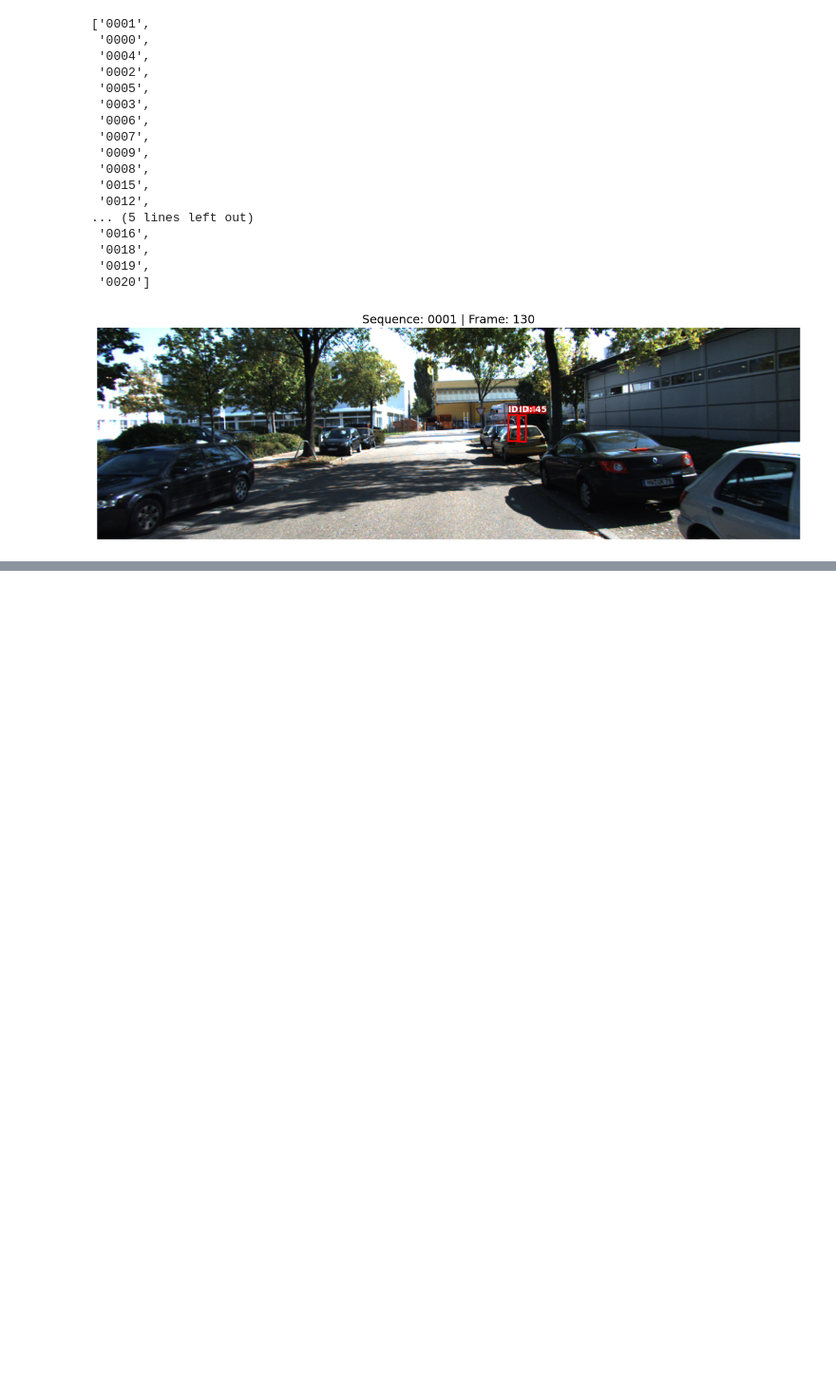
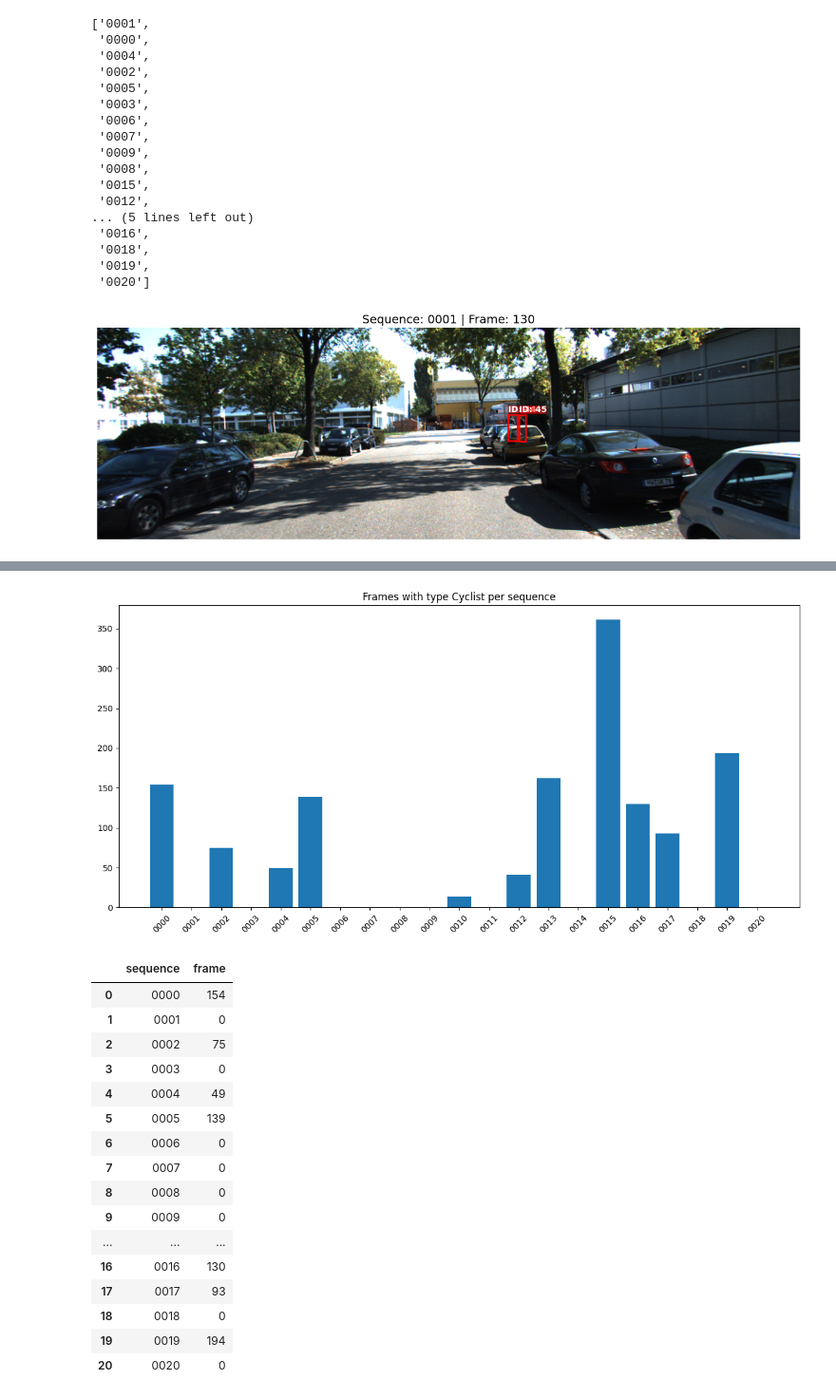
Before and after one commit to ram333n/computer-vision, a Jupyter notebook: computer_vision_lab.ipynb, the cells around one changed output, grey strips where cells are left out. Shown at 95% size. Drawn from its saved outputs; the diff is of its cells as text; code cells hidden in the pictures; blank space fills up the shorter version.

```diff
--- a/computer_vision_lab.ipynb
+++ b/computer_vision_lab.ipynb
@@ -133,16 +157,0 @@ plot_image_frequencies(PATH_TO_TRAIN_IMAGES)
-# %%
-def plot_frame_with_type_frequencies(df, object_type):
-    ped_df = df[df["type"] == object_type]
-
-    all_sequences = sorted(df["sequence"].unique())
-    counts = ped_df.groupby("sequence")["frame"].nunique().reindex(all_sequences, fill_value=0)
-
-
-    plt.figure(figsize=(12, 6))
-    plt.bar(counts.index, counts.values)
-    plt.title(f"Frames with type {object_type} per sequence")
-    plt.xticks(rotation=45)
-    plt.tight_layout()
-    plt.show()
-
-    return counts
@@ -254,0 +232,15 @@ plot_example_pedestrian(df, sequence=images_folders[0], path_to_images=PATH_TO_T
+# %%
+def plot_frame_with_type_frequencies(df, object_type):
+    ped_df = df[df["type"] == object_type]
+
+    all_sequences = sorted(df["sequence"].unique())
+    counts = ped_df.groupby("sequence")["frame"].nunique().reindex(all_sequences, fill_value=0)
+
+    plt.figure(figsize=(12, 6))
+    plt.bar(counts.index, counts.values)
+    plt.title(f"Frames with type {object_type} per sequence")
+    plt.xticks(rotation=45)
+    plt.tight_layout()
+    plt.show()
+
+    return counts.reset_index()
@@ -254,0 +251,21 @@ plot_example_pedestrian(df, sequence=images_folders[0], path_to_images=PATH_TO_T
+# %%
+plot_frame_with_type_frequencies(df, "Cyclist")
+# %% [output]
+[figure, added]
+|  | sequence | frame |
+| 0 | 0000 | 154 |
+| 1 | 0001 | 0 |
+| 2 | 0002 | 75 |
+| 3 | 0003 | 0 |
+| 4 | 0004 | 49 |
+| 5 | 0005 | 139 |
+| 6 | 0006 | 0 |
+| 7 | 0007 | 0 |
+| 8 | 0008 | 0 |
+| 9 | 0009 | 0 |
+| ... | ... | ... |
+| 16 | 0016 | 130 |
+| 17 | 0017 | 93 |
+| 18 | 0018 | 0 |
+| 19 | 0019 | 194 |
+| 20 | 0020 | 0 |
```
Also changed, not shown: parts of 29 cells of this notebook.
